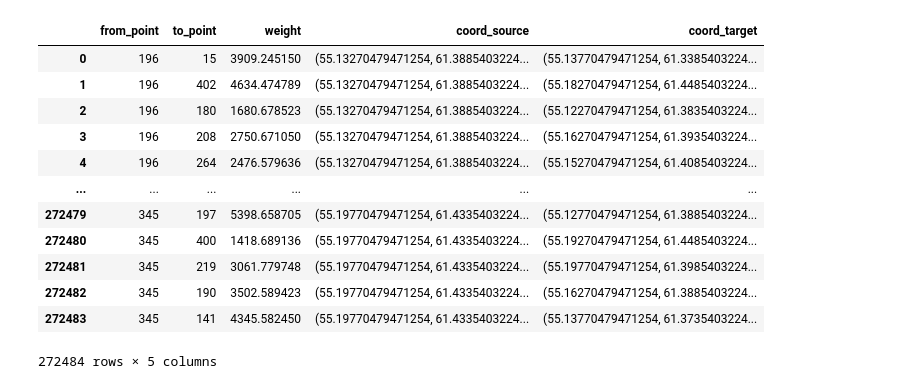
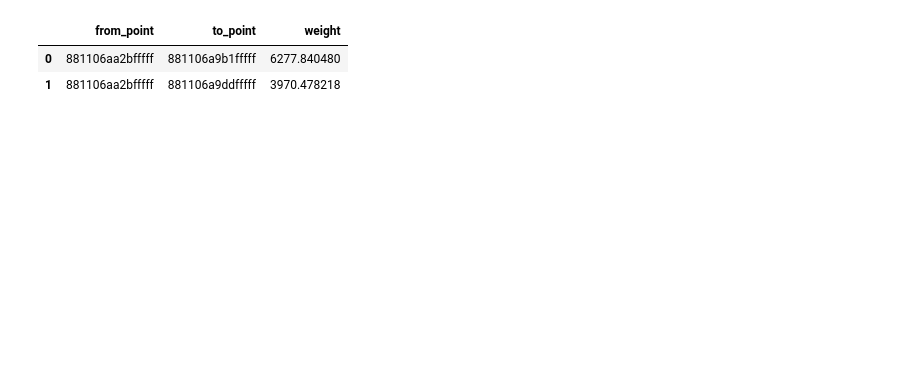
Before and after one commit to chingiztob/cascade, a Jupyter notebook: scripts/example_2.ipynb, the cells around one changed output. Cells and saved outputs as stored; diff of their text form; code cells hidden in the pictures; blank space fills up the shorter version.

```diff
--- a/scripts/example_2.ipynb
+++ b/scripts/example_2.ipynb
@@ -35,9 +42,11 @@ grid = gpd.read_file(r"/home/chingiz/Rust/py_rust/cascade/cascade-bin/files/chly
 def gdf_to_pypoint_list(gdf):
     points_list = []
     for _, row in gdf.iterrows():
-        point_geom = row['geometry']  # Assumes 'geometry' column has shapely Point objects
-        py_point = PyPoint(x=point_geom.x, y=point_geom.y, id=str(row['id']))
+        point_geom = row[
+            "geometry"
+        ]  # Assumes 'geometry' column has shapely Point objects
+        py_point = PyPoint(x=point_geom.x, y=point_geom.y, id=str(row["id"]))
         points_list.append(py_point)
     return points_list
 # %%
-list_of_points = gdf_to_pypoint_list(grid)
+list_of_points = gdf_to_pypoint_list(hex_centroids)
@@ -46,11 +53,11 @@ mapping = {p.id():(p.y(),p.x()) for p in list_of_points}
 # %%
 start = time.perf_counter()
-result = cascade.calculate_od_matrix(graph, list_of_points, 43200)
+result = cascade.calculate_od_matrix(graph, list_of_points, 3600 * 12)
 print("Time elapsed", time.perf_counter() - start, len(result))
 
 # crate dataframe from result dict of dict
-df: pd.DataFrame = pd.DataFrame.from_dict(result, orient="index").fillna(0)
-
-df_long = df.stack().reset_index()
-df_long.columns = ['from_point', 'to_point', 'weight']
+df_long: pd.DataFrame = (
+    pd.DataFrame.from_dict(result, orient="index").fillna(0).stack().reset_index()
+)
+df_long.columns = ["from_point", "to_point", "weight"]
 # %% [output]
@@ -58,21 +65,8 @@ Time elapsed 3.4875436769998487 522
-# %%
-df_long["coord_source"] = df_long["from_point"].apply(lambda x: mapping.get(x))
-df_long["coord_target"] = df_long["to_point"].apply(lambda x: mapping.get(x))
 # %%
-df_long
+df_long.head(2)
 # %% [output]
-|  | from_point | to_point | weight | coord_source | coord_target |
-| 0 | 196 | 15 | 3909.245150 | (55.13270479471254, 61.3885403224... | (55.13770479471254, 61.3385403224... |
-| 1 | 196 | 402 | 4634.474789 | (55.13270479471254, 61.3885403224... | (55.18270479471254, 61.4485403224... |
-| 2 | 196 | 180 | 1680.678523 | (55.13270479471254, 61.3885403224... | (55.12270479471254, 61.3835403224... |
-| 3 | 196 | 208 | 2750.671050 | (55.13270479471254, 61.3885403224... | (55.16270479471254, 61.3935403224... |
-| 4 | 196 | 264 | 2476.579636 | (55.13270479471254, 61.3885403224... | (55.15270479471254, 61.4085403224... |
-| ... | ... | ... | ... | ... | ... |
-| 272479 | 345 | 197 | 5398.658705 | (55.19770479471254, 61.4335403224... | (55.12770479471254, 61.3885403224... |
-| 272480 | 345 | 400 | 1418.689136 | (55.19770479471254, 61.4335403224... | (55.19270479471254, 61.4485403224... |
-| 272481 | 345 | 219 | 3061.779748 | (55.19770479471254, 61.4335403224... | (55.19770479471254, 61.3985403224... |
-| 272482 | 345 | 190 | 3502.589423 | (55.19770479471254, 61.4335403224... | (55.16270479471254, 61.3885403224... |
-| 272483 | 345 | 141 | 4345.582450 | (55.19770479471254, 61.4335403224... | (55.13770479471254, 61.3735403224... |
+|  | from_point | to_point | weight |
+| 0 | 881106aa2bfffff | 881106a9b1fffff | 6277.840480 |
+| 1 | 881106aa2bfffff | 881106a9ddfffff | 3970.478218 |
-272484 rows × 5 columns
 # %%
 df2 = df_long.groupby("from_point")["weight"].mean().reset_index()
```
Also changed, not shown: parts of 11 cells of this notebook, 5 other files.
